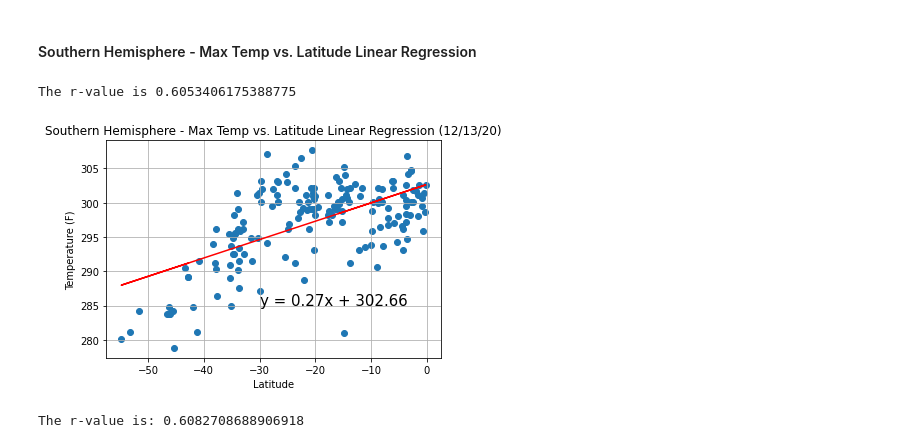
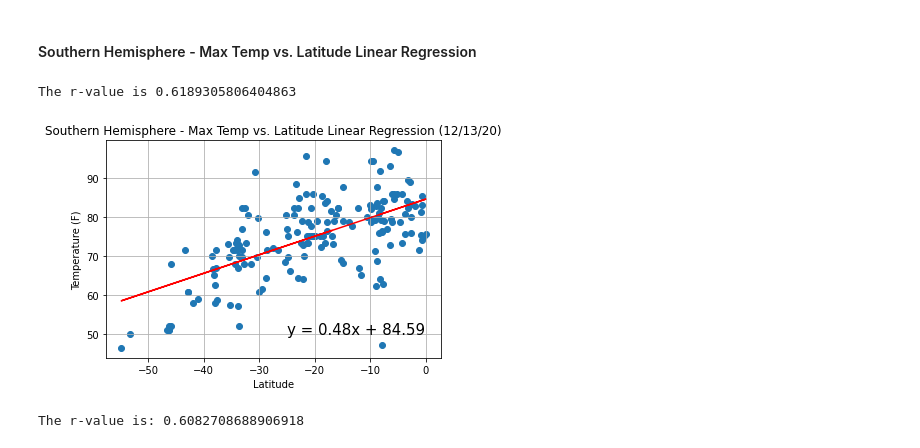
Before and after one commit to thallegacy/python-api-challenge, a Jupyter notebook: WeatherVacationPy/WeatherPy.ipynb, the cells around one changed output. Saved outputs shown, nothing was run; the diff lists cells and outputs as text; code cells hidden in the pictures.

Commit message:
Fixed Max Temp to proper units and update everything

```diff
--- a/WeatherVacationPy/WeatherPy.ipynb
+++ b/WeatherVacationPy/WeatherPy.ipynb
@@ -82,7 +82,7 @@ for city in cities:
     # Exception handling to check if the city is not found by the API call
     try:
         # Query url for the API call
-        query_url = f"{base_url}{city}&appid={weather_api_key}"
+        query_url = f"{base_url}{city}&units=imperial&appid={weather_api_key}"
         weather_response = requests.get(query_url).json()
 
         # Data to collect from the API call
@@ -445,36 +446,36 @@ The r-value is: 0.46937863826630627
 # Set plot variables x and y
 south_x = south_hem_data["Lat"]
 south_y = south_hem_data["Max Temp"]
 
 
 # linear regression model
 (slope, intercept, rvalue, pvalue, stderr) = linregress(south_x, south_y)
 regress_values = south_x * slope + intercept
 
 # Plot the graph with slope intercept
 line_eq = f'y = {str(round(slope,2))}x + {str(round(intercept,2))}'
 plt.scatter(south_x,south_y)
 plt.plot(south_x,regress_values,"r-")
 
 # Set the formatting of the graph
-plt.annotate(line_eq,(-30,285),fontsize=15,color="black")
+plt.annotate(line_eq,(-25,50),fontsize=15,color="black")
 plt.title(f'Southern Hemisphere - Max Temp vs. Latitude Linear Regression ({time.strftime("%D")})')
 plt.xlabel("Latitude")
 plt.ylabel("Temperature (F)")
 plt.grid(True)
 
 # The r-value
 print(f"The r-value is {rvalue}")
 
 # Save the graph
 plt.savefig("output_data/SH_Lat_vs_Max_Temp.png")
 
 
 # Display the information
 plt.show()
 # %% [output]
-The r-value is 0.6053406175388775
+The r-value is 0.6189305806404863
-[figure, old version]
+[figure, new version]
 # %%
 # %% [output]
 The r-value is: 0.6082708688906918
```
Also changed, not shown: parts of 18 cells of this notebook, 14 other files.
